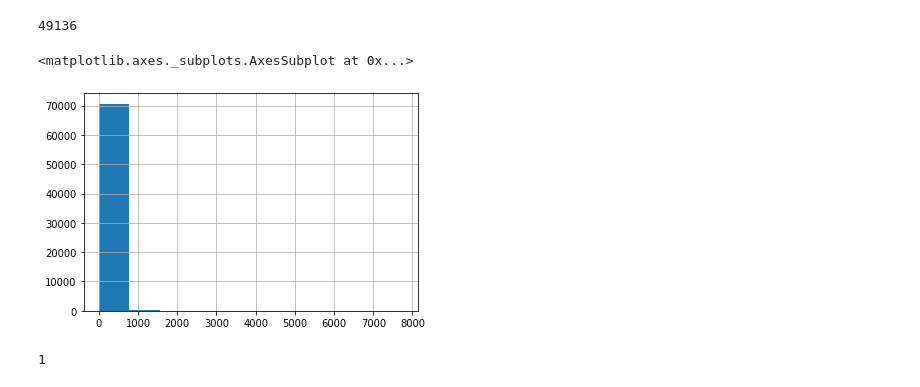
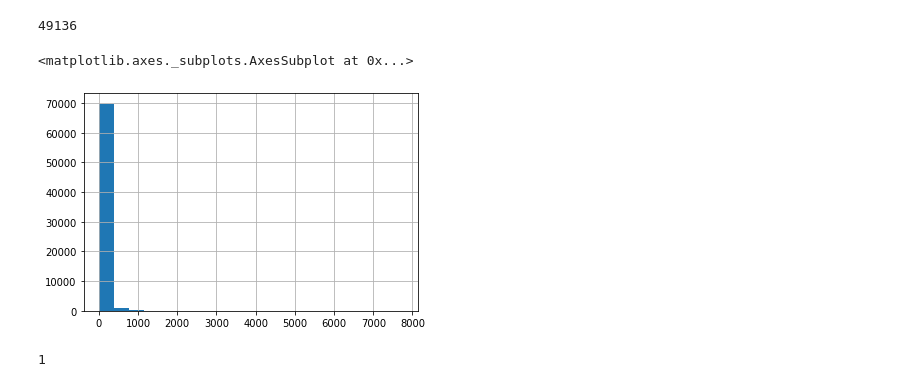
Before and after one commit to HienHa34/Steam_Game_Recommender, a Jupyter notebook: itemitem.ipynb, the cells around one changed output. Drawn from its saved outputs; the diff is of its cells as text; code cells hidden in the pictures.

```diff
--- a/itemitem.ipynb
+++ b/itemitem.ipynb
@@ -82,4 +51,0 @@ users_items.user_id.nunique()
-# %%
-users_items.reset_index(inplace = True)
-# %%
-users_items.rename(columns={'index':'id'}, inplace = True)
@@ -118,2 +66,0 @@ id_col = dict(zip(user_id,index))
-# %%
-item_ratings['id'] = item_ratings.user_id.apply(lambda x : id_col[x])
@@ -194,10 +128,10 @@ ratings_per_game.max()
 # %% [output]
 49136
 # %%
-ratings_per_user.hist(bins = 10)
+ratings_per_user.hist(bins = 20)
 # %% [output]
 <matplotlib.axes._subplots.AxesSubplot at 0x...>
-[figure, old version]
+[figure, new version]
 # %%
 ratings_per_user.min()
 # %% [output]
```
Also changed, not shown: parts of 128 cells of this notebook.
